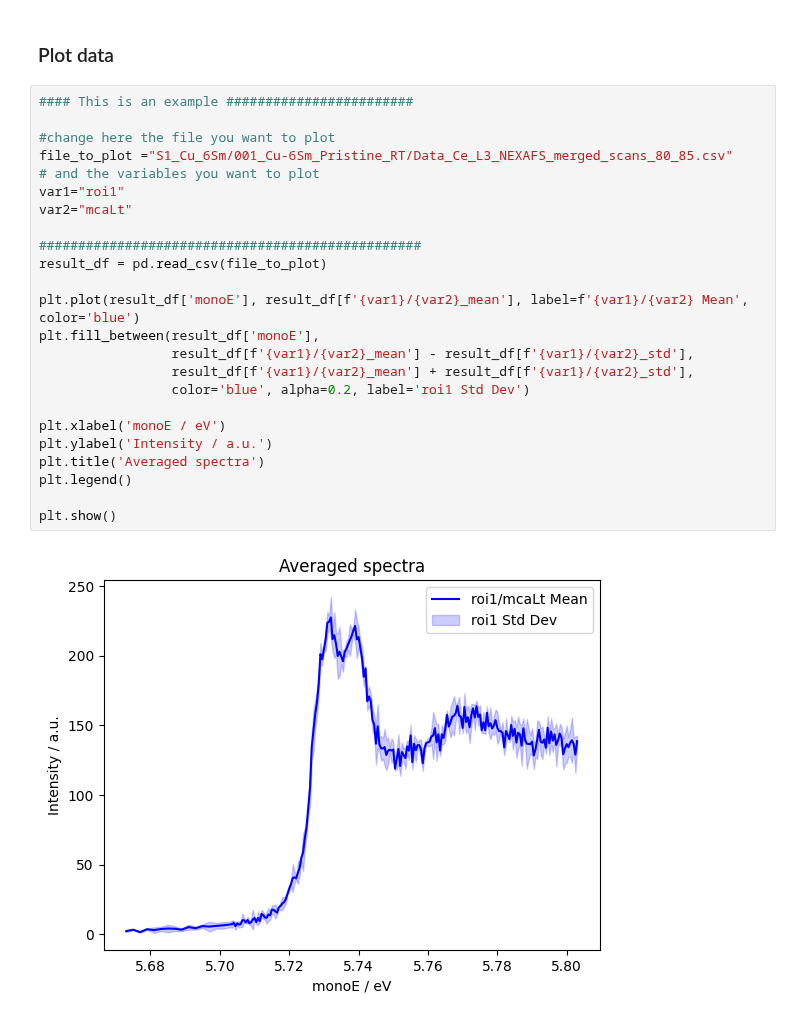
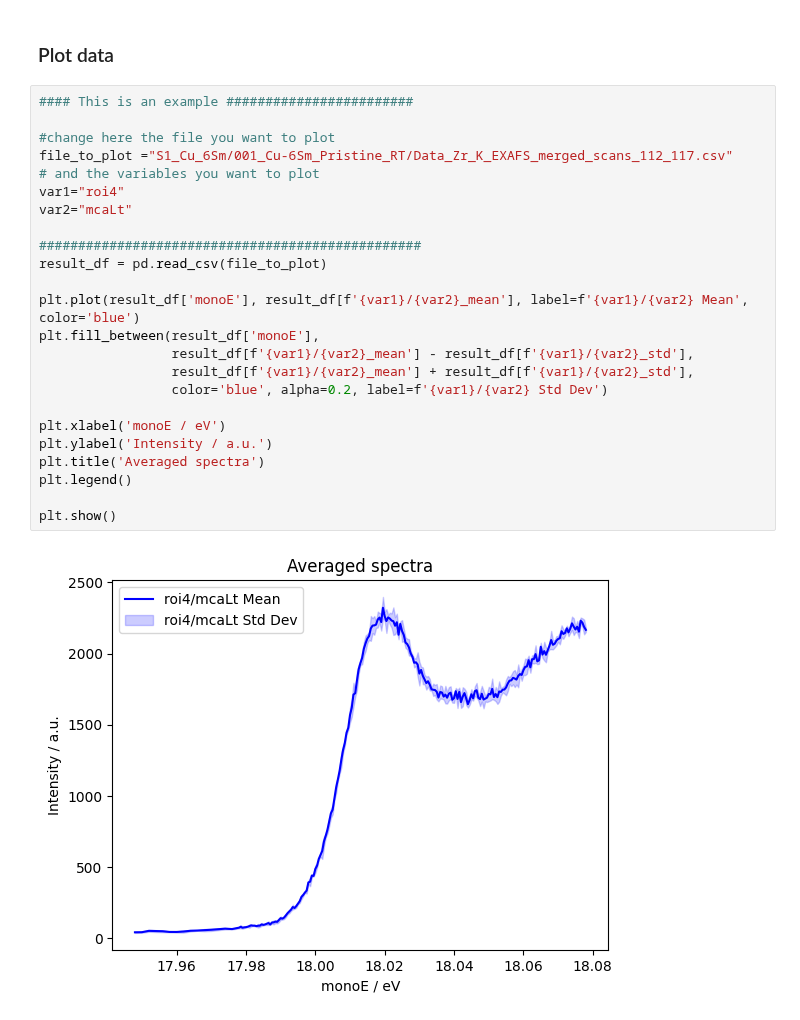
Before and after one commit to raulgarciadiez/myspot_2024_07, a Jupyter notebook: Export_from_Spec.ipynb, the cells around one changed output. Saved outputs shown, nothing was run; the diff lists cells and outputs as text.

```diff
--- a/Export_from_Spec.ipynb
+++ b/Export_from_Spec.ipynb
@@ -53,26 +60,26 @@ result_df.to_csv(folder_path + filename_df, index=False)
 # %%
 #### This is an example ########################
 
 #change here the file you want to plot
-file_to_plot ="S1_Cu_6Sm/001_Cu-6Sm_Pristine_RT/Data_Ce_L3_NEXAFS_merged_scans_80_85.csv"
+file_to_plot ="S1_Cu_6Sm/001_Cu-6Sm_Pristine_RT/Data_Zr_K_EXAFS_merged_scans_112_117.csv"
 # and the variables you want to plot
-var1="roi1"
+var1="roi4"
 var2="mcaLt"
 
 #################################################
 result_df = pd.read_csv(file_to_plot)
 
 plt.plot(result_df['monoE'], result_df[f'{var1}/{var2}_mean'], label=f'{var1}/{var2} Mean', color='blue')
 plt.fill_between(result_df['monoE'],
                  result_df[f'{var1}/{var2}_mean'] - result_df[f'{var1}/{var2}_std'],
                  result_df[f'{var1}/{var2}_mean'] + result_df[f'{var1}/{var2}_std'],
-                 color='blue', alpha=0.2, label='roi1 Std Dev')
+                 color='blue', alpha=0.2, label=f'{var1}/{var2} Std Dev')
 
 plt.xlabel('monoE / eV')
 plt.ylabel('Intensity / a.u.')
 plt.title('Averaged spectra')
 plt.legend()
 
 plt.show()
 # %% [output]
-[figure, old version]
+[figure, new version]
```
Also changed, not shown: parts of 3 cells of this notebook, 32 other files.
